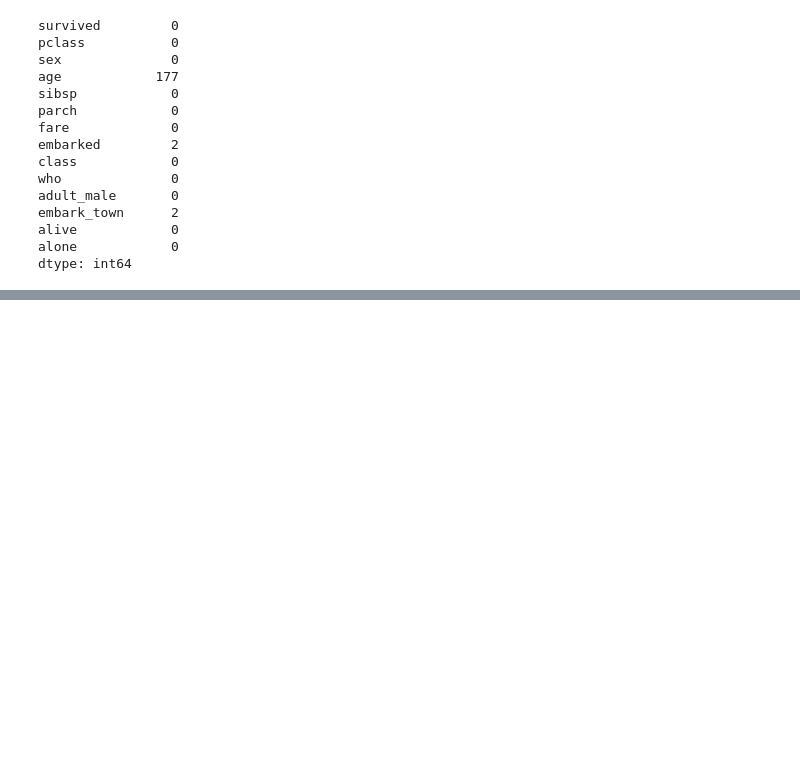
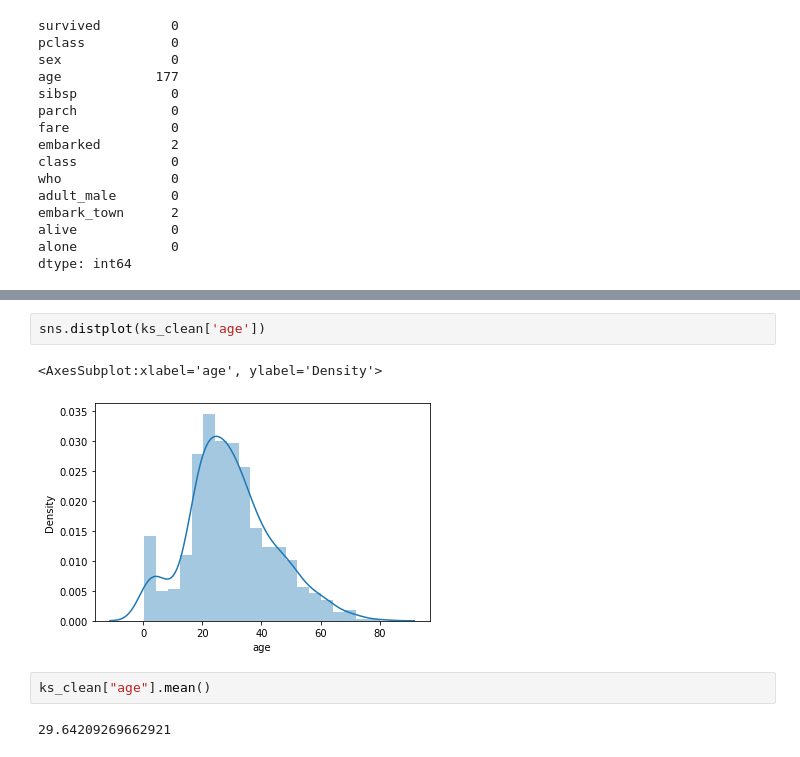
Before and after one commit to shahid371/chilla, a Jupyter notebook: EDA.ipynb, the cells around one changed output, grey strips where cells are left out. Saved outputs shown, nothing was run; the diff lists cells and outputs as text; blank space fills up the shorter version.

```diff
--- a/EDA.ipynb
+++ b/EDA.ipynb
@@ -160,0 +216,9 @@ ks_clean.dropna().shape
+# %%
+sns.distplot(ks_clean['age'])
+# %% [output]
+<AxesSubplot:xlabel='age', ylabel='Density'>
+[figure, added]
+# %%
+ks_clean["age"].mean()
+# %% [output]
+29.64209269662921
```
Also changed, not shown: parts of 24 cells of this notebook.
